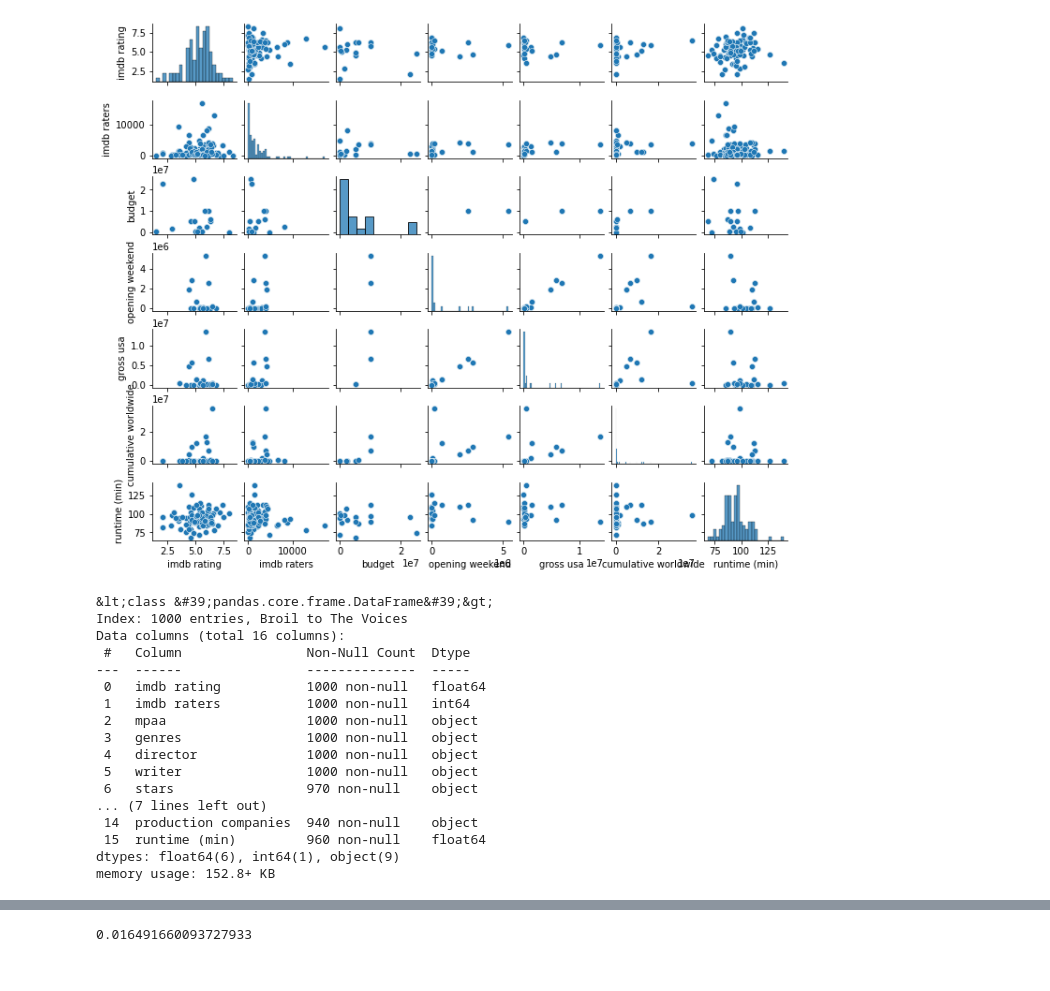
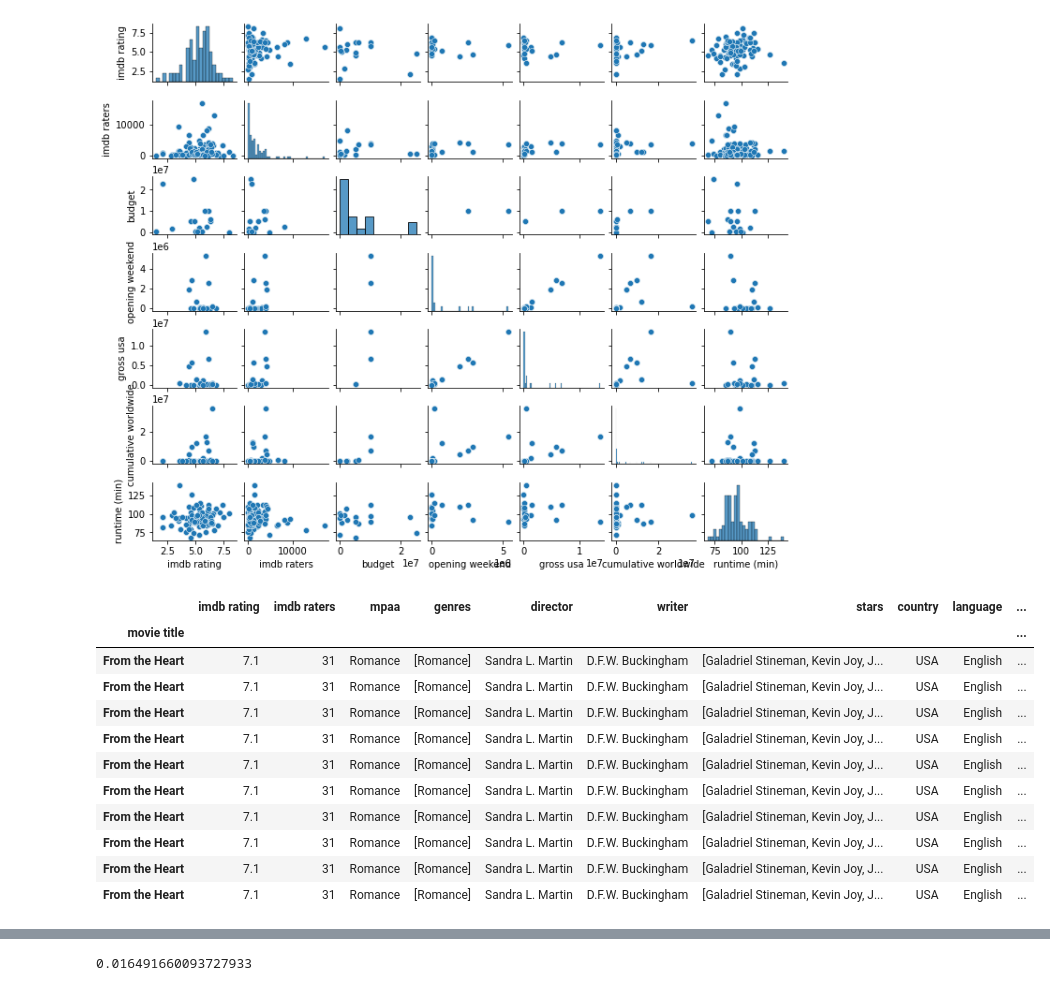
Before and after one commit to josephpcowell/cowell_proj_2, a Jupyter notebook: proj_2_notebook.ipynb, the cells around one changed output, grey strips where cells are left out. Cells and saved outputs as stored; diff of their text form; code cells hidden in the pictures.

```diff
--- a/proj_2_notebook.ipynb
+++ b/proj_2_notebook.ipynb
@@ -26,6 +26,6 @@ len(list1[:100])
 100
 # %%
 movie_page_info_list = []
-for link in list1:
+for link in list1[:5]:
     movie_page_info_list.append(get_movie_data(link))
 # Create list with all movies from movie links
@@ -37,25 +47,5 @@ movie_page_info.set_index('movie title', inplace=True)
 sns.pairplot(movie_page_info, height=1.2, aspect=1.25);
 # %% [output]
 [figure]
-# %%
-movie_page_info.info()
-# %% [output]
-&lt;class &#39;pandas.core.frame.DataFrame&#39;&gt;
-Index: 1000 entries, Broil to The Voices
-Data columns (total 16 columns):
- #   Column                Non-Null Count  Dtype
----  ------                --------------  -----
- 0   imdb rating           1000 non-null   float64
- 1   imdb raters           1000 non-null   int64
- 2   mpaa                  1000 non-null   object
- 3   genres                1000 non-null   object
- 4   director              1000 non-null   object
- 5   writer                1000 non-null   object
- 6   stars                 970 non-null    object
-... (7 lines left out)
- 14  production companies  940 non-null    object
- 15  runtime (min)         960 non-null    float64
-dtypes: float64(6), int64(1), object(9)
-memory usage: 152.8+ KB
 # %%
 movie_page_info_drop = movie_page_info.dropna(subset=['runtime (min)'])
@@ -61,0 +54,15 @@ movie_page_info_drop = movie_page_info.dropna(subset=['runtime (min)'])
+# %%
+movie_page_info[movie_page_info['mpaa']=='Romance']
+# %% [output]
+|  | imdb rating | imdb raters | mpaa | genres | director | writer | stars | country | language | ... |
+| movie title |  |  |  |  |  |  |  |  |  | ... |
+| From the Heart | 7.1 | 31 | Romance | [Romance] | Sandra L. Martin | D.F.W. Buckingham | [Galadriel Stineman, Kevin Joy, J... | USA | English | ... |
+| From the Heart | 7.1 | 31 | Romance | [Romance] | Sandra L. Martin | D.F.W. Buckingham | [Galadriel Stineman, Kevin Joy, J... | USA | English | ... |
+| From the Heart | 7.1 | 31 | Romance | [Romance] | Sandra L. Martin | D.F.W. Buckingham | [Galadriel Stineman, Kevin Joy, J... | USA | English | ... |
+| From the Heart | 7.1 | 31 | Romance | [Romance] | Sandra L. Martin | D.F.W. Buckingham | [Galadriel Stineman, Kevin Joy, J... | USA | English | ... |
+| From the Heart | 7.1 | 31 | Romance | [Romance] | Sandra L. Martin | D.F.W. Buckingham | [Galadriel Stineman, Kevin Joy, J... | USA | English | ... |
+| From the Heart | 7.1 | 31 | Romance | [Romance] | Sandra L. Martin | D.F.W. Buckingham | [Galadriel Stineman, Kevin Joy, J... | USA | English | ... |
+| From the Heart | 7.1 | 31 | Romance | [Romance] | Sandra L. Martin | D.F.W. Buckingham | [Galadriel Stineman, Kevin Joy, J... | USA | English | ... |
+| From the Heart | 7.1 | 31 | Romance | [Romance] | Sandra L. Martin | D.F.W. Buckingham | [Galadriel Stineman, Kevin Joy, J... | USA | English | ... |
+| From the Heart | 7.1 | 31 | Romance | [Romance] | Sandra L. Martin | D.F.W. Buckingham | [Galadriel Stineman, Kevin Joy, J... | USA | English | ... |
+| From the Heart | 7.1 | 31 | Romance | [Romance] | Sandra L. Martin | D.F.W. Buckingham | [Galadriel Stineman, Kevin Joy, J... | USA | English | ... |
```
Also changed, not shown: parts of 7 cells of this notebook, 1 other file.
